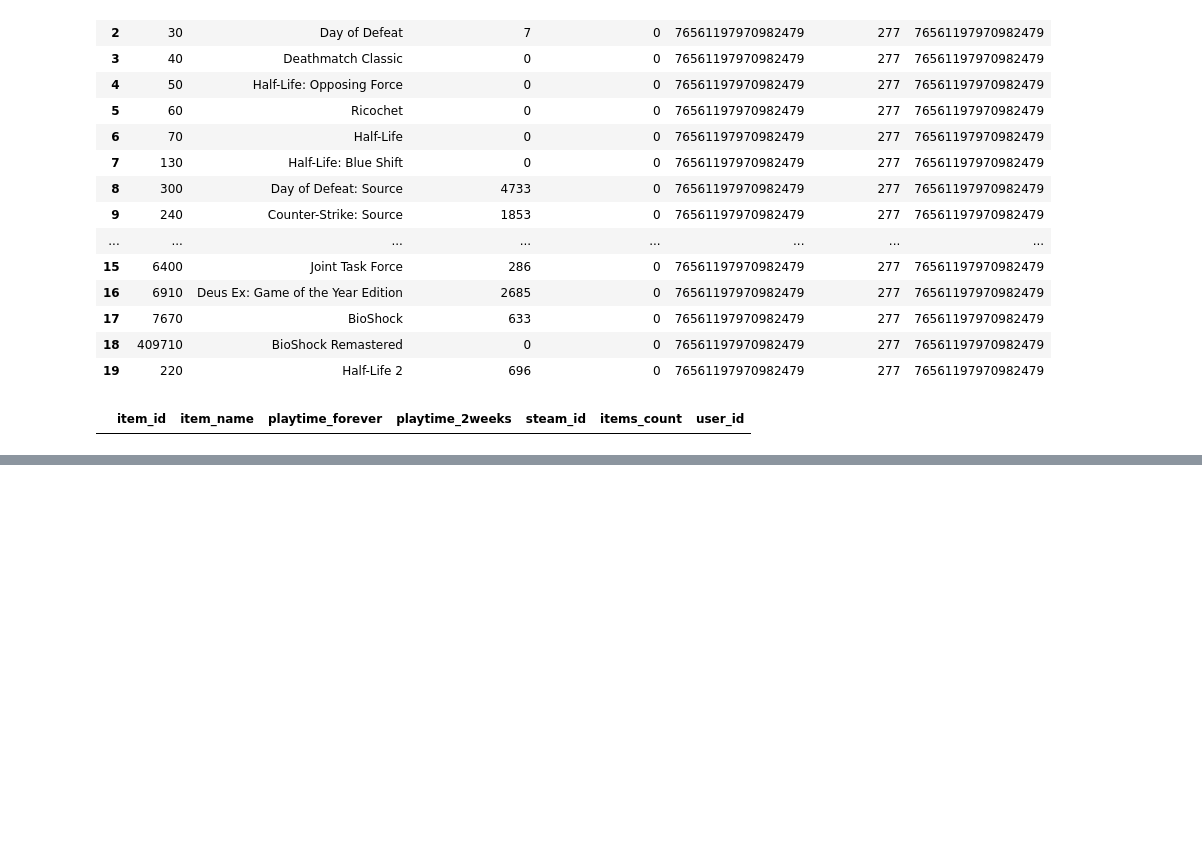
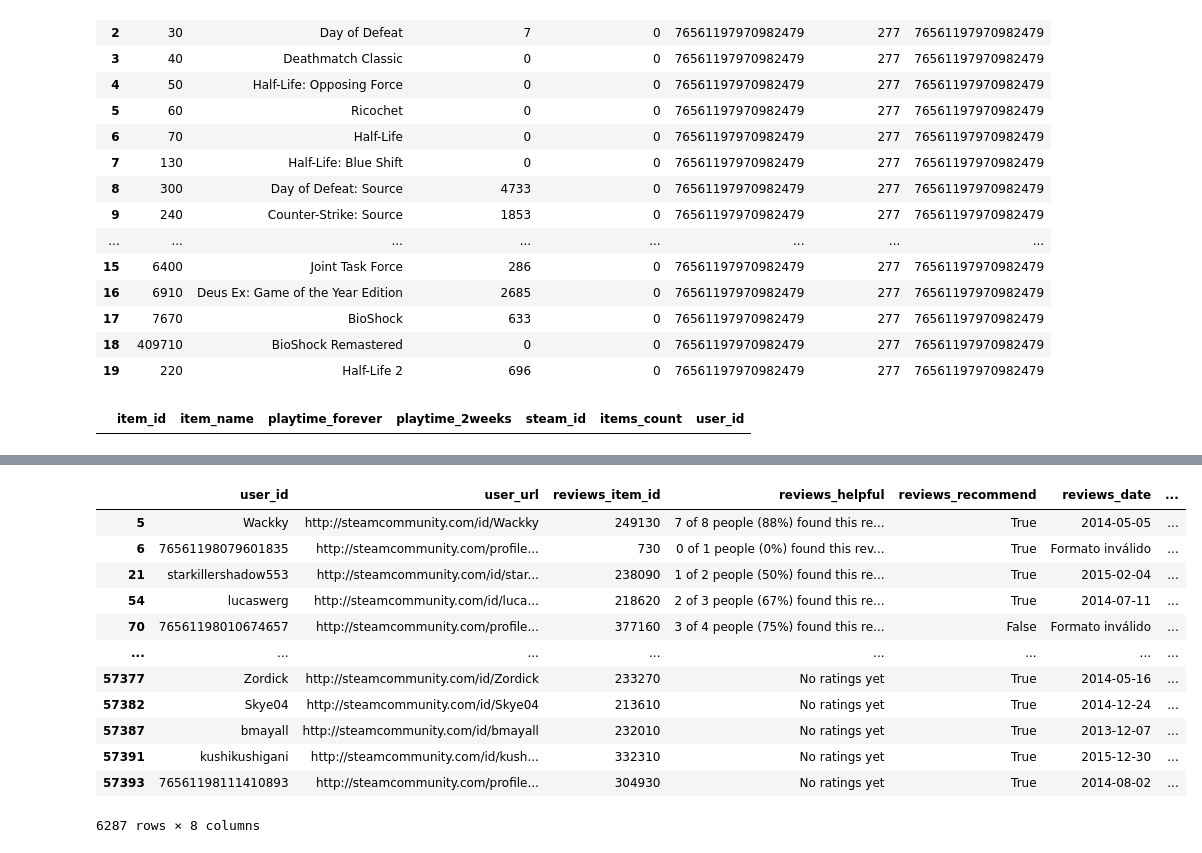
Before and after one commit to IngCarlaPezzone/PI1_MLOps_videojuegos, a Jupyter notebook: 01_ETL_union.ipynb, the cells around one changed output, grey strips where cells are left out. Saved outputs shown, nothing was run; the diff lists cells and outputs as text; code cells hidden in the pictures; blank space fills up the shorter version.

```diff
--- a/01_ETL_union.ipynb
+++ b/01_ETL_union.ipynb
@@ -83,0 +91,6 @@ df_items[df_items['item_name']=='EXIT 2 - Directions']
+# %%
+# Se extraen las columnas 'items_count' y 'user_id'
+df_cant_items = df_items[['items_count', 'user_id']]
+# Se eliminan duplicados
+df_cant_items = df_cant_items.drop_duplicates(subset='user_id', keep='first')
+df_cant_items
@@ -83,0 +119,3 @@ df_items[df_items['item_name']=='EXIT 2 - Directions']
+# %%
+df_reviews = df_reviews.merge(df_cant_items, on='user_id', how='left')
+df_reviews.head()
@@ -83,0 +129,16 @@ df_items[df_items['item_name']=='EXIT 2 - Directions']
+# %%
+df_reviews[df_reviews['items_count'].isnull()]
+# %% [output]
+|  | user_id | user_url | reviews_item_id | reviews_helpful | reviews_recommend | reviews_date | ... |
+| 5 | Wackky | http://steamcommunity.com/id/Wackky | 249130 | 7 of 8 people (88%) found this re... | True | 2014-05-05 | ... |
+| 6 | 76561198079601835 | http://steamcommunity.com/profile... | 730 | 0 of 1 people (0%) found this rev... | True | Formato inválido | ... |
+| 21 | starkillershadow553 | http://steamcommunity.com/id/star... | 238090 | 1 of 2 people (50%) found this re... | True | 2015-02-04 | ... |
+| 54 | lucaswerg | http://steamcommunity.com/id/luca... | 218620 | 2 of 3 people (67%) found this re... | True | 2014-07-11 | ... |
+| 70 | 76561198010674657 | http://steamcommunity.com/profile... | 377160 | 3 of 4 people (75%) found this re... | False | Formato inválido | ... |
+| ... | ... | ... | ... | ... | ... | ... | ... |
+| 57377 | Zordick | http://steamcommunity.com/id/Zordick | 233270 | No ratings yet | True | 2014-05-16 | ... |
+| 57382 | Skye04 | http://steamcommunity.com/id/Skye04 | 213610 | No ratings yet | True | 2014-12-24 | ... |
+| 57387 | bmayall | http://steamcommunity.com/id/bmayall | 232010 | No ratings yet | True | 2013-12-07 | ... |
+| 57391 | kushikushigani | http://steamcommunity.com/id/kush... | 332310 | No ratings yet | True | 2015-12-30 | ... |
+| 57393 | 76561198111410893 | http://steamcommunity.com/profile... | 304930 | No ratings yet | True | 2014-08-02 | ... |
+6287 rows × 8 columns
```
Also changed, not shown: parts of 41 cells of this notebook, 1 other file.
